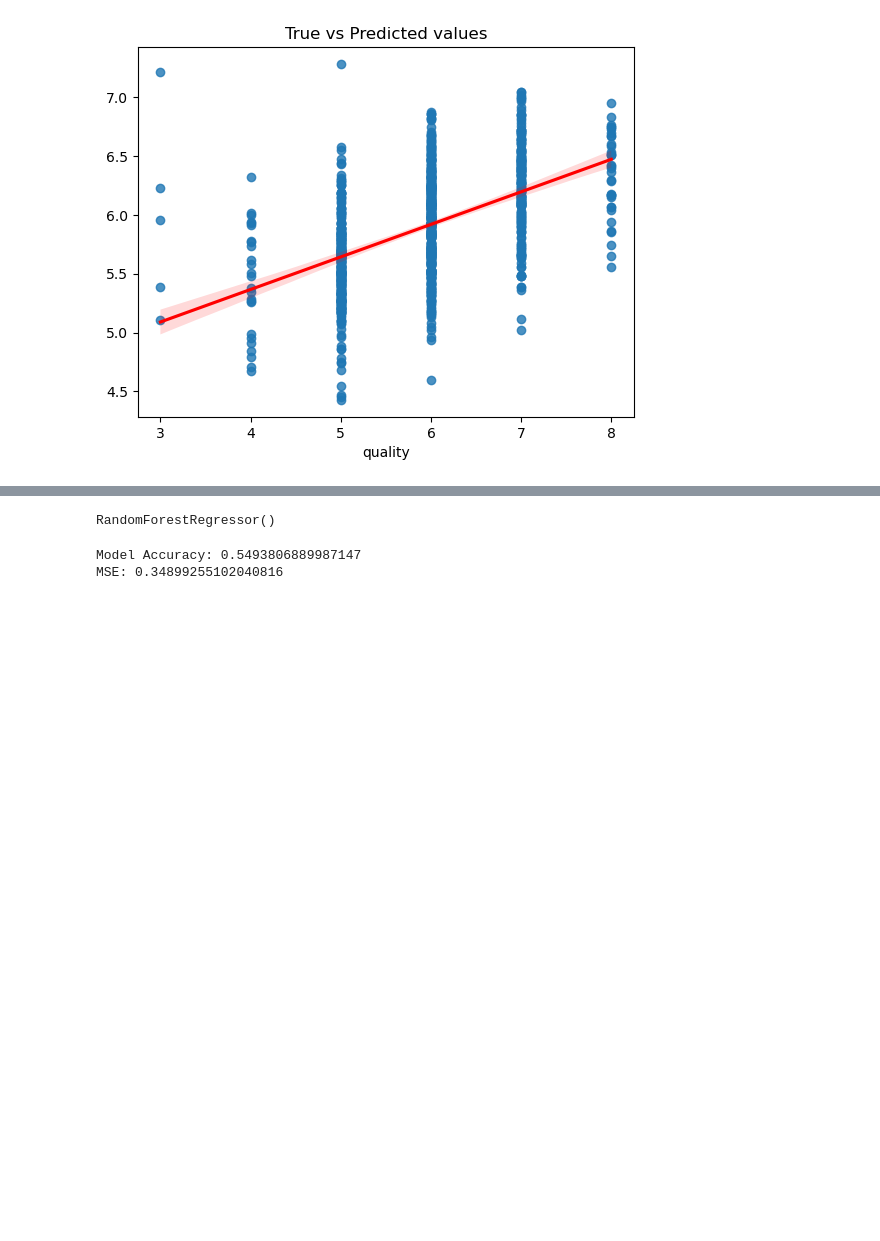
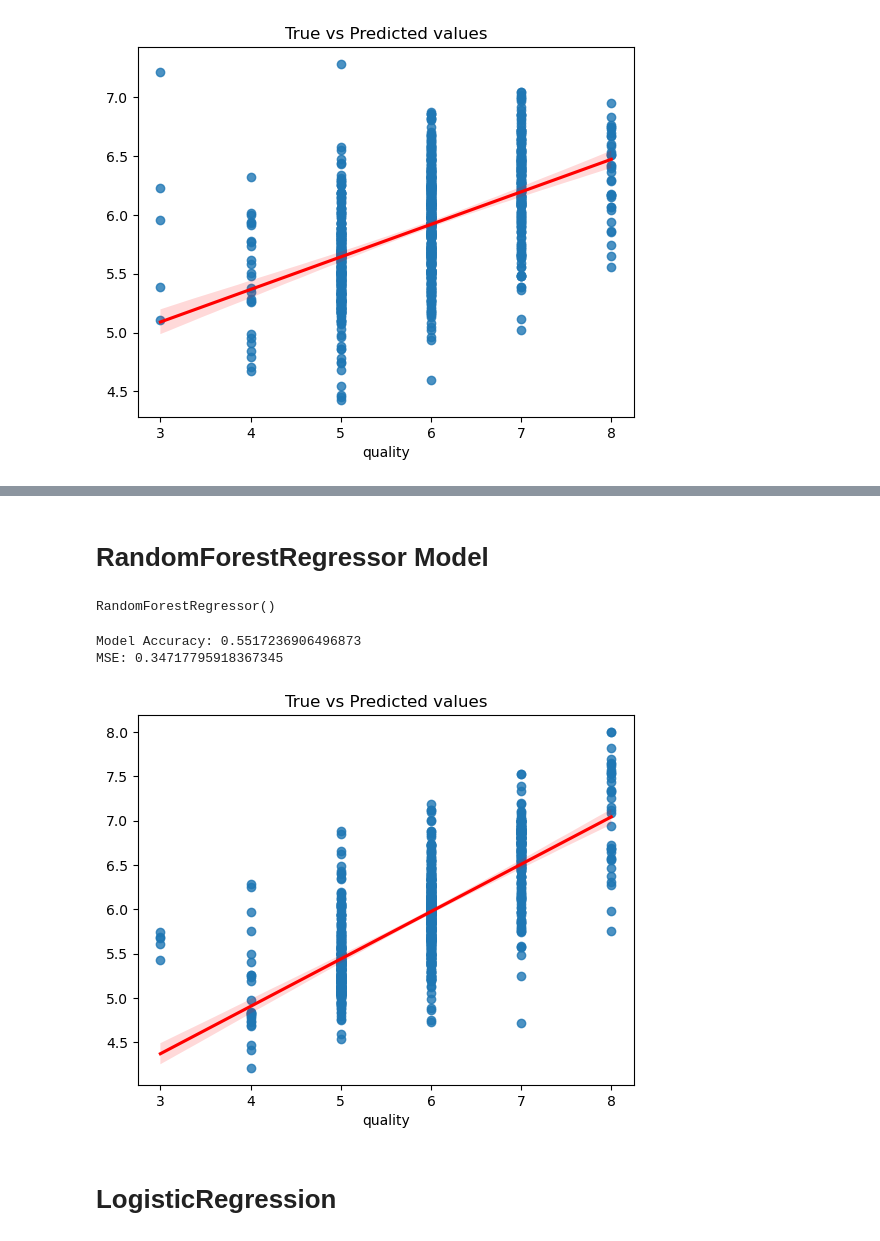
Before and after one commit to achbj/Projects, a Jupyter notebook: Regression/Wine Quality White/Wine Quality White - Regression.ipynb, the cells around one changed output, grey strips where cells are left out. Saved outputs shown, nothing was run; the diff lists cells and outputs as text; code cells hidden in the pictures; blank space fills up the shorter version.

Commit message:
random forest regressor in wine data

```diff
--- a/Regression/Wine Quality White/Wine Quality White - Regression.ipynb
+++ b/Regression/Wine Quality White/Wine Quality White - Regression.ipynb
@@ -83,17 +81,27 @@ plt.show()
-# %%
-from sklearn.ensemble import RandomForestRegressor
-
-rf_regressor = RandomForestRegressor()
-rf_regressor.fit(X_train, y_train)
-# %% [output]
-RandomForestRegressor()
-# %%
-y_pred = rf_regressor.predict(X_test)
-accuracy = rf_regressor.score(X_test, y_test)
-mse = mean_squared_error(y_test, y_pred)
-
-print(f'Model Accuracy: {accuracy}')
-print(f'MSE: {mse}')
-# %% [output]
-Model Accuracy: 0.5493806889987147
-MSE: 0.34899255102040816
+# %% [markdown]
+# RandomForestRegressor Model
+# %%
+from sklearn.ensemble import RandomForestRegressor
+
+rf_regressor = RandomForestRegressor()
+rf_regressor.fit(X_train, y_train)
+# %% [output]
+RandomForestRegressor()
+# %%
+y_pred = rf_regressor.predict(X_test)
+accuracy = rf_regressor.score(X_test, y_test)
+mse = mean_squared_error(y_test, y_pred)
+
+print(f'Model Accuracy: {accuracy}')
+print(f'MSE: {mse}')
+# %% [output]
+Model Accuracy: 0.5517236906496873
+MSE: 0.34717795918367345
+# %%
+sns.regplot(x=y_test, y=y_pred, data=df, line_kws={'color': 'red'})
+plt.title('True vs Predicted values')
+plt.show()
+# %% [output]
+[figure, added]
+# %% [markdown]
+# LogisticRegression
```
Also changed, not shown: parts of 5 cells of this notebook, 1 other file.
